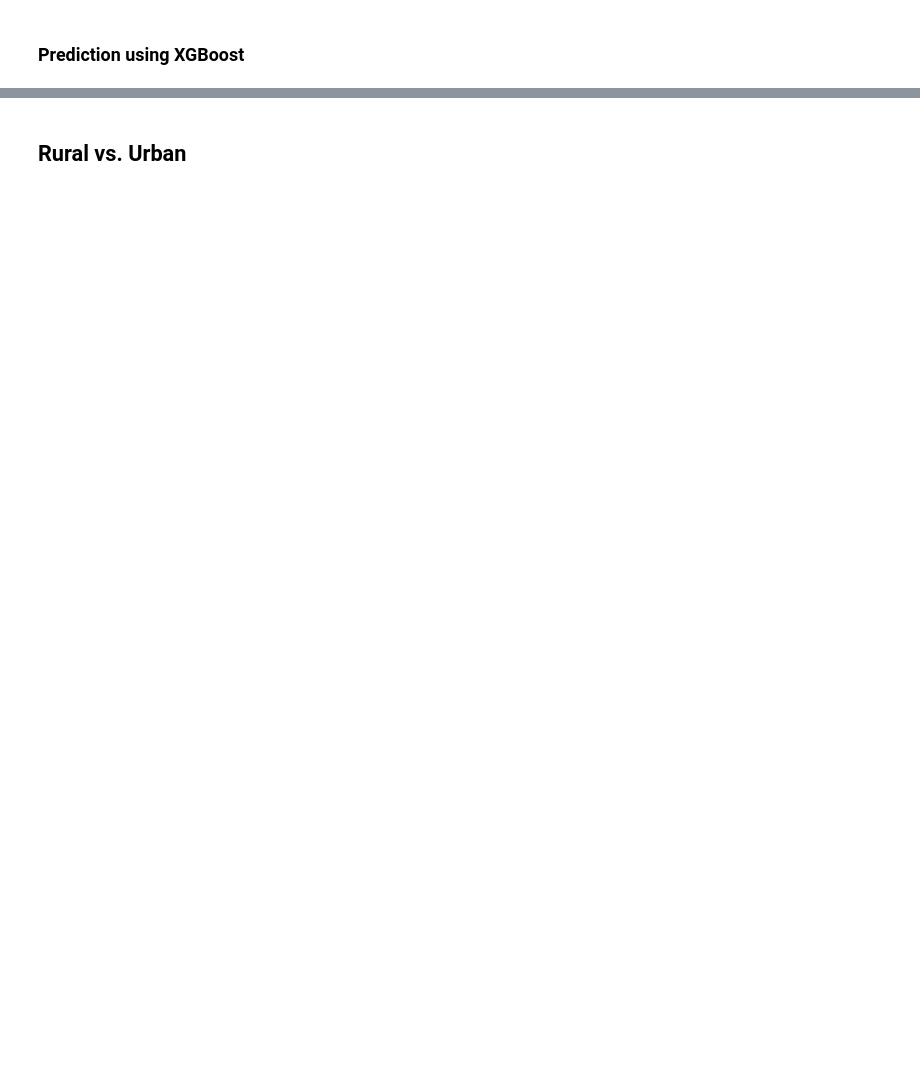
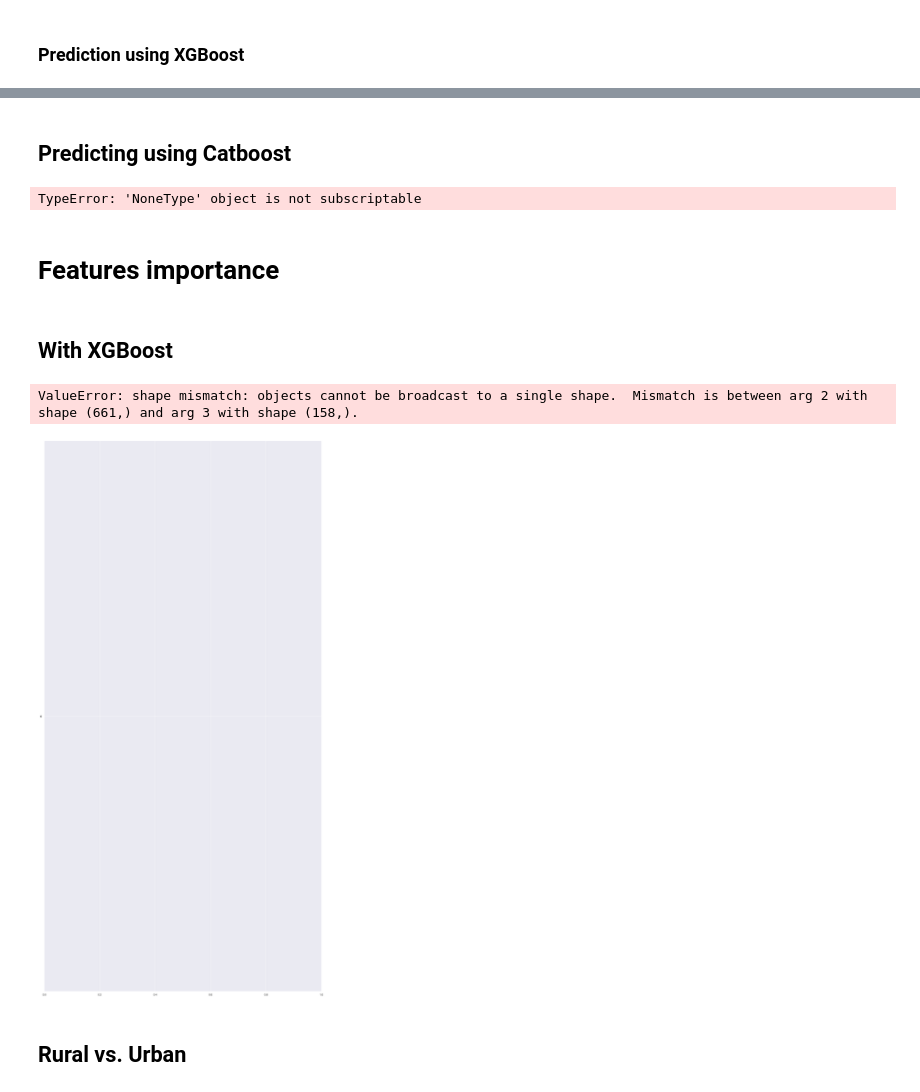
Before and after one commit to emmabhl/predicting-poverty-through-time, a Jupyter notebook: src/2_evaluation/0_recent_surveys.ipynb, the cells around one changed output, grey strips where cells are left out. Cells and saved outputs as stored; diff of their text form; code cells hidden in the pictures; blank space fills up the shorter version.

```diff
--- a/src/2_evaluation/0_recent_surveys.ipynb
+++ b/src/2_evaluation/0_recent_surveys.ipynb
@@ -63,3 +102,27 @@ cnn_osm(complete_df, GradientBoostingRegressor)
+# %% [markdown]
+## Predicting using Catboost
+# %%
+models = cnn_osm(complete_df, CatBoostRegressor)
+# %% [output]
+TypeError: 'NoneType' object is not subscriptable
+# %% [markdown]
+# Features importance
+# %% [markdown]
+## With XGBoost
+# %%
+countries = ["NG", "ETH" ,"TZA", "MW"]
+for i, country in enumerate(countries) :
+    importance = models[i].feature_importances_
+    fig, ax = plt.subplots(figsize=(20, 40))
+    features_names = all_cols
+    ax.barh(complete_df.columns, importance)
+    plt.show()
+    #plot_importance(models[i], importance_type='gain', title='Features importance', xlabel='Importance', ylabel='Features', grid=False, ax=ax)
+    #print(models[i].feature_importances_)
+    #plt.barh(models[i].feature_importances_, )
+# %% [output]
+ValueError: shape mismatch: objects cannot be broadcast to a single shape.  Mismatch is between arg 2 with shape (661,) and arg 3 with shape (158,).
+[figure, added]
 # %% [markdown]
 ## Rural vs. Urban
 # %%
```
Also changed, not shown: parts of 11 cells of this notebook, 1 other file.
